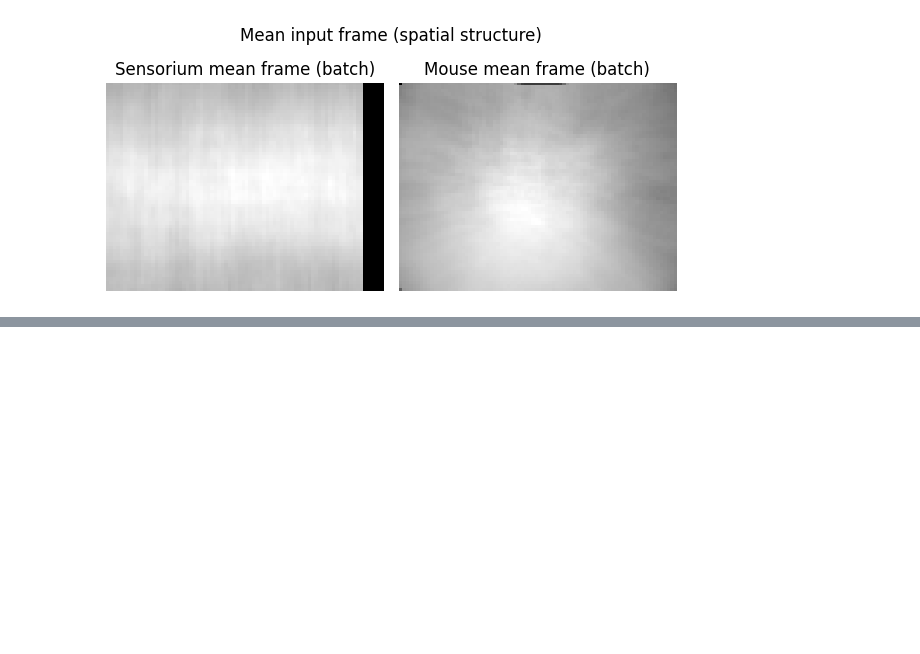
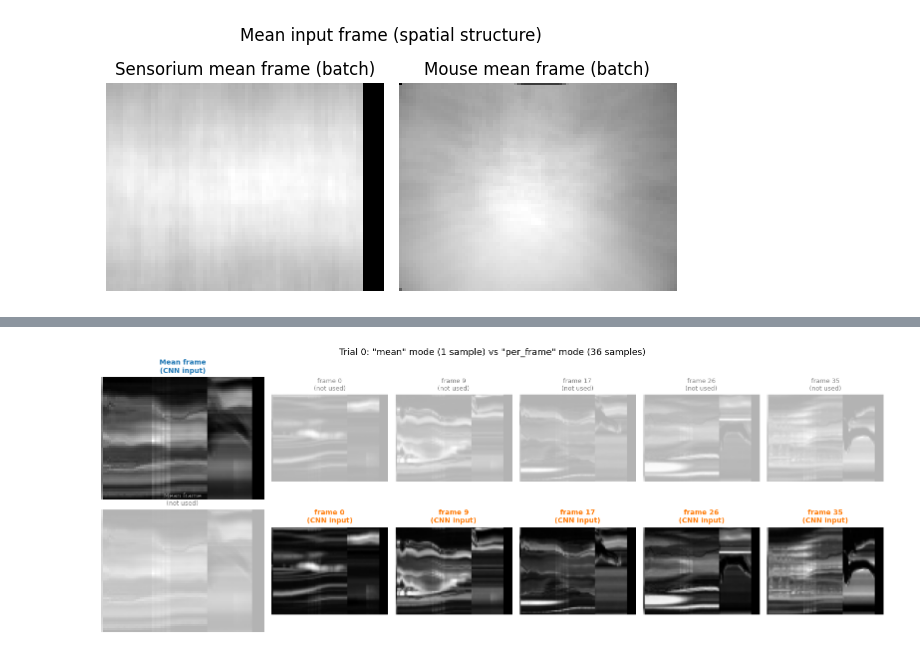
Before and after one commit to herbelinluke/2023-Xu-Multimodal-Mouse-V1, a Jupyter notebook: compare_sensorium_vs_mouse_inputs.ipynb, the cells around one changed output, grey strips where cells are left out. Cells and saved outputs as stored; diff of their text form; code cells hidden in the pictures; blank space fills up the shorter version.

```diff
--- a/compare_sensorium_vs_mouse_inputs.ipynb
+++ b/compare_sensorium_vs_mouse_inputs.ipynb
@@ -381,0 +493,36 @@ plt.show()
+# %%
+# --- Figure 2: Side-by-side comparison of the two modes ---
+# Left: what "mean" mode sees (1 blurry averaged image)
+# Right: what "per_frame" mode sees (sharp individual frames)
+
+highlight_frames = [0, 9, 17, 26, 35]  # evenly spaced across the 36 frames
+
+fig, axes = plt.subplots(2, len(highlight_frames) + 1, figsize=(16, 6),
+                         gridspec_kw={"width_ratios": [1.4] + [1] * len(highlight_frames)})
+
+# Top row: MEAN mode
+axes[0, 0].imshow(mean_frame, cmap="gray", vmin=0, vmax=1)
+axes[0, 0].set_title("Mean frame\n(CNN input)", fontsize=10, fontweight="bold", color="C0")
+axes[0, 0].set_ylabel('vid_frame = "mean"', fontsize=11, fontweight="bold", color="C0")
+axes[0, 0].axis("off")
+for j, f in enumerate(highlight_frames):
+    axes[0, j + 1].imshow(per_frames[f], cmap="gray", vmin=0, vmax=1, alpha=0.3)
+    axes[0, j + 1].set_title(f"frame {f}\n(not used)", fontsize=9, color="gray")
+    axes[0, j + 1].axis("off")
+
+# Bottom row: PER_FRAME mode
+axes[1, 0].imshow(mean_frame, cmap="gray", vmin=0, vmax=1, alpha=0.3)
+axes[1, 0].set_title("Mean frame\n(not used)", fontsize=9, color="gray")
+axes[1, 0].set_ylabel('vid_frame = "per_frame"', fontsize=11, fontweight="bold", color="C1")
+axes[1, 0].axis("off")
+for j, f in enumerate(highlight_frames):
+    axes[1, j + 1].imshow(per_frames[f], cmap="gray", vmin=0, vmax=1)
+    axes[1, j + 1].set_title(f"frame {f}\n(CNN input)", fontsize=10, fontweight="bold", color="C1")
+    axes[1, j + 1].axis("off")
+
+fig.suptitle(f'Trial {TRIAL_ID}: "mean" mode (1 sample) vs "per_frame" mode ({n_frames} samples)',
+             fontsize=13)
+plt.tight_layout()
+plt.show()
+# %% [output]
+[figure, added]
```
Also changed, not shown: parts of 8 cells of this notebook, 34 other files.
